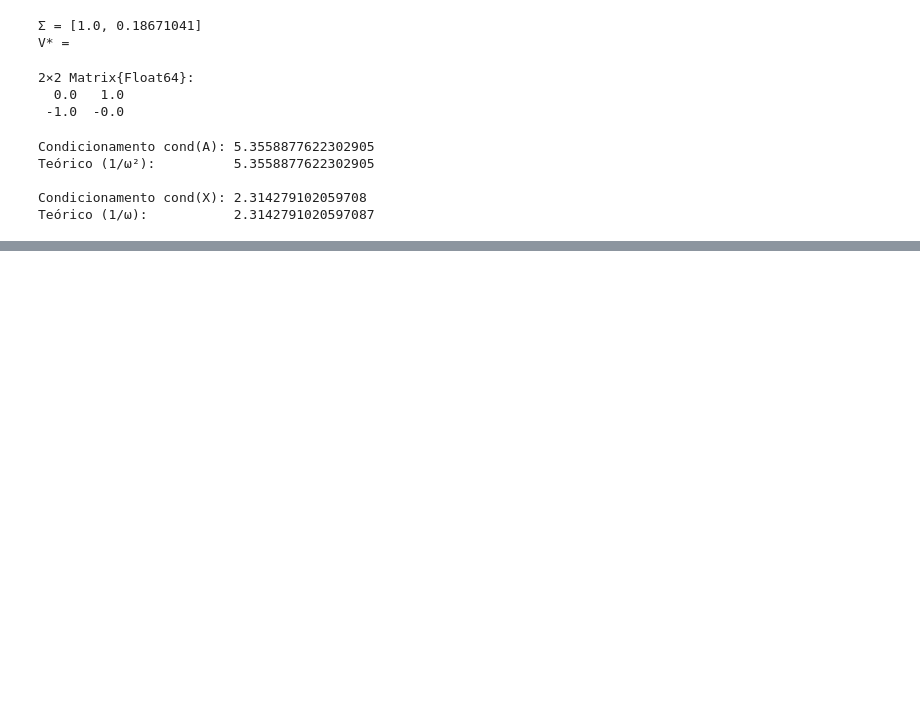
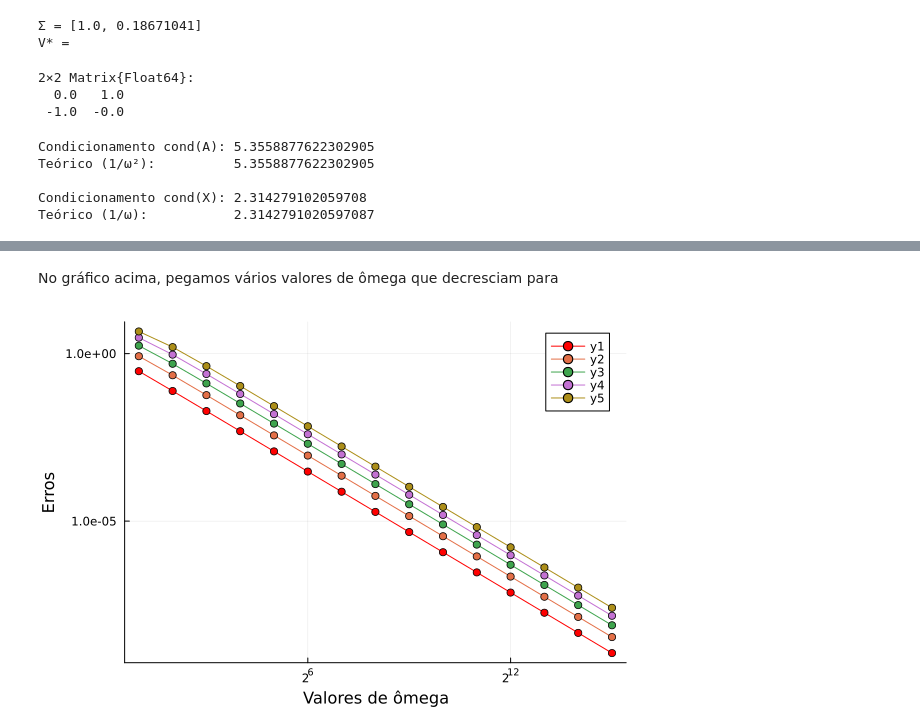
Before and after one commit to PedroDuailibe/Projeto4-ALN, a Jupyter notebook: Projeto4.ipynb, the cells around one changed output, grey strips where cells are left out. Drawn from its saved outputs; the diff is of its cells as text; code cells hidden in the pictures; blank space fills up the shorter version.

Commit message:
Gráficos e códigos na 3 (c) feitos, salvo grandes mudanças pois o código está horrendamente fedido

```diff
--- a/Projeto4.ipynb
+++ b/Projeto4.ipynb
@@ -744,0 +791,60 @@ Como se queria demonstrar.
+# %% [markdown]
+No gráfico acima, pegamos vários valores de ômega que decresciam para
+# %%
+function teste_convergencia()
+
+    omegas = [2, 4, 8, 16, 32, 64, 128, 256, 512, 1024, 2048, 4096, 8192, 16384, 32768]
+    erros = []
+
+    # Exponencial da matriz A(0)
+    # | 1 1 |
+    # | 0 1 |
+    expozero = [1 1; 0 1]
+
+    for i in 1:15
+        # omega é igual a n, n que tende a zero
+        n = 1/(2^i)
+        A = [0 1; -n^2 0]
+
+        # Cálculo da exponencial pelo nativo de Julia, e pela nossa fórmula
+        expoA = exponential(A, n, 1)
+        err = norm(expoA - expozero, 2)
+
+        # Registra os erros
+        push!(erros, err)
+    end
+
+    p = plot(omegas, erros, xlabel="Valores de ômega", ylabel="Erros", color =:red, marker = :circle, yscale = :log10, yformatter = val -> @sprintf("%.1e", val), xscale=:log2)
+
+    for t in 2:5
+
+        erros = []
+
+        # Exponencial da matriz tA(0)
+        # | 1 t |
+        # | 0 1 |
+        expozero = [1 t; 0 1]
+
+        for i in 1:15
+            # omega é igual a n, n que tende a zero
+            n = 1/(2^i)
+            A = [0 1; -n^2 0]
+
+            # Cálculo da exponencial pelo nativo de Julia, e pela nossa fórmula
+            expoA = exponential(A, n, t)
+            err = norm(expoA - expozero, 2)
+
+            # Registra os erros
+            push!(erros, err)
+        end
+
+        plot!(omegas, erros, marker = :circle)
+    end
+
+    display(p)
+
+end
+
+teste_convergencia()
+# %% [output]
+[figure, added]
```
Also changed, not shown: parts of 3 cells of this notebook.
